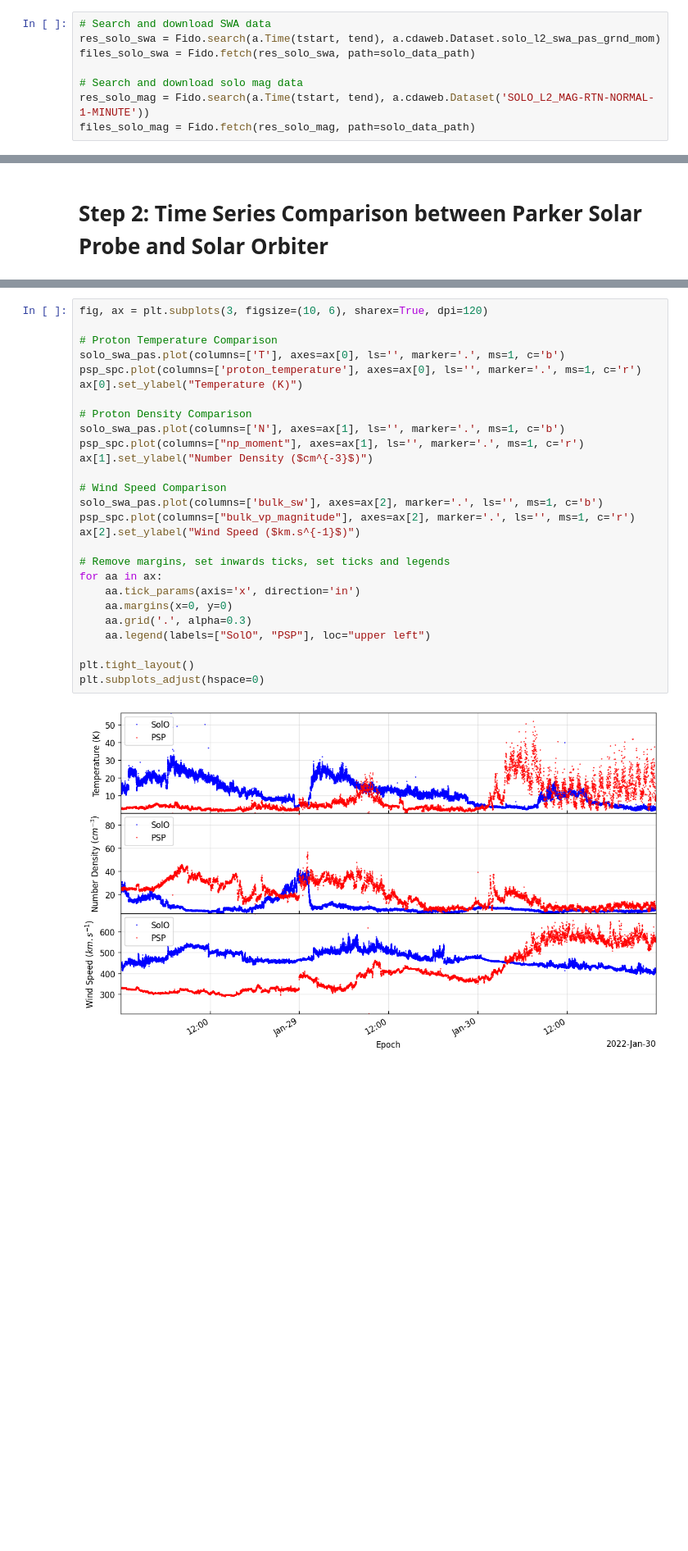
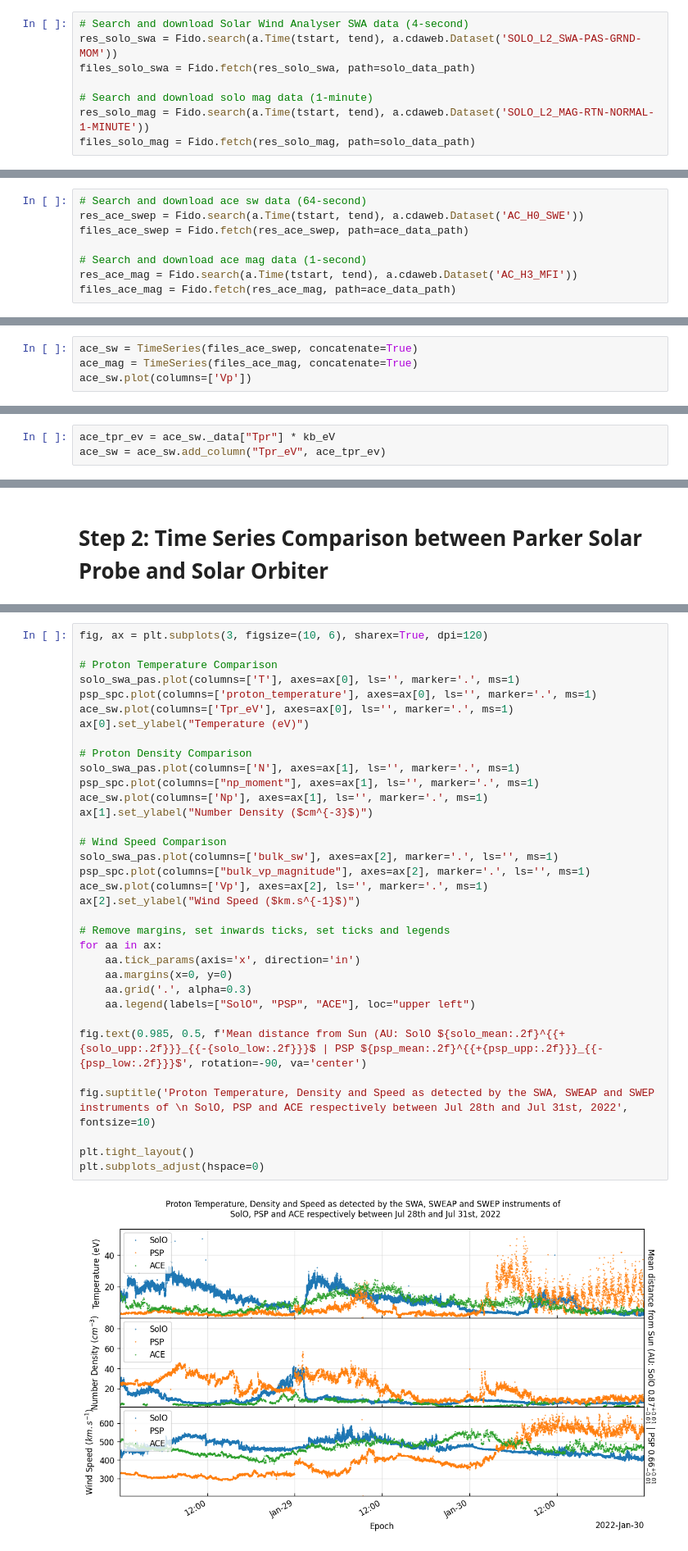
Before and after one commit to BlueNeptune11/sun_capstone, a Jupyter notebook: AceSoPsp_timeseries.ipynb, the cells around one changed output, grey strips where cells are left out. Shown at 82% size. Drawn from its saved outputs; the diff is of its cells as text; blank space fills up the shorter version.

```diff
--- a/AceSoPsp_timeseries.ipynb
+++ b/AceSoPsp_timeseries.ipynb
@@ -121,9 +180,9 @@ plt.subplots_adjust(hspace=0.02)
 # %%
-# Search and download SWA data
-res_solo_swa = Fido.search(a.Time(tstart, tend), a.cdaweb.Dataset.solo_l2_swa_pas_grnd_mom)
+# Search and download Solar Wind Analyser SWA data (4-second)
+res_solo_swa = Fido.search(a.Time(tstart, tend), a.cdaweb.Dataset('SOLO_L2_SWA-PAS-GRND-MOM'))
 files_solo_swa = Fido.fetch(res_solo_swa, path=solo_data_path)
 
-# Search and download solo mag data
+# Search and download solo mag data (1-minute)
 res_solo_mag = Fido.search(a.Time(tstart, tend), a.cdaweb.Dataset('SOLO_L2_MAG-RTN-NORMAL-1-MINUTE'))
 files_solo_mag = Fido.fetch(res_solo_mag, path=solo_data_path)
 # %%
@@ -165,0 +264,8 @@ plt.subplots_adjust(hspace=0.02)
+# %%
+# Search and download ace sw data (64-second)
+res_ace_swep = Fido.search(a.Time(tstart, tend), a.cdaweb.Dataset('AC_H0_SWE'))
+files_ace_swep = Fido.fetch(res_ace_swep, path=ace_data_path)
+
+# Search and download ace mag data (1-second)
+res_ace_mag = Fido.search(a.Time(tstart, tend), a.cdaweb.Dataset('AC_H3_MFI'))
+files_ace_mag = Fido.fetch(res_ace_mag, path=ace_data_path)
@@ -165,0 +283,4 @@ plt.subplots_adjust(hspace=0.02)
+# %%
+ace_sw = TimeSeries(files_ace_swep, concatenate=True)
+ace_mag = TimeSeries(files_ace_mag, concatenate=True)
+ace_sw.plot(columns=['Vp'])
@@ -165,0 +292,3 @@ plt.subplots_adjust(hspace=0.02)
+# %%
+ace_tpr_ev = ace_sw._data["Tpr"] * kb_eV
+ace_sw = ace_sw.add_column("Tpr_eV", ace_tpr_ev)
@@ -204,29 +399,36 @@ Comparison of 3 wind parameters: Proton Temperature, Density and Speed as detect
 # %%
 fig, ax = plt.subplots(3, figsize=(10, 6), sharex=True, dpi=120)
 
 # Proton Temperature Comparison
-solo_swa_pas.plot(columns=['T'], axes=ax[0], ls='', marker='.', ms=1, c='b')
-psp_spc.plot(columns=['proton_temperature'], axes=ax[0], ls='', marker='.', ms=1, c='r')
-ax[0].set_ylabel("Temperature (K)")
+solo_swa_pas.plot(columns=['T'], axes=ax[0], ls='', marker='.', ms=1)
+psp_spc.plot(columns=['proton_temperature'], axes=ax[0], ls='', marker='.', ms=1)
+ace_sw.plot(columns=['Tpr_eV'], axes=ax[0], ls='', marker='.', ms=1)
+ax[0].set_ylabel("Temperature (eV)")
 
 # Proton Density Comparison
-solo_swa_pas.plot(columns=['N'], axes=ax[1], ls='', marker='.', ms=1, c='b')
-psp_spc.plot(columns=["np_moment"], axes=ax[1], ls='', marker='.', ms=1, c='r')
+solo_swa_pas.plot(columns=['N'], axes=ax[1], ls='', marker='.', ms=1)
+psp_spc.plot(columns=["np_moment"], axes=ax[1], ls='', marker='.', ms=1)
+ace_sw.plot(columns=['Np'], axes=ax[1], ls='', marker='.', ms=1)
 ax[1].set_ylabel("Number Density ($cm^{-3}$)")
 
 # Wind Speed Comparison
-solo_swa_pas.plot(columns=['bulk_sw'], axes=ax[2], marker='.', ls='', ms=1, c='b')
-psp_spc.plot(columns=["bulk_vp_magnitude"], axes=ax[2], marker='.', ls='', ms=1, c='r')
+solo_swa_pas.plot(columns=['bulk_sw'], axes=ax[2], marker='.', ls='', ms=1)
+psp_spc.plot(columns=["bulk_vp_magnitude"], axes=ax[2], marker='.', ls='', ms=1)
+ace_sw.plot(columns=['Vp'], axes=ax[2], ls='', marker='.', ms=1)
 ax[2].set_ylabel("Wind Speed ($km.s^{-1}$)")
 
 # Remove margins, set inwards ticks, set ticks and legends
 for aa in ax:
     aa.tick_params(axis='x', direction='in')
     aa.margins(x=0, y=0)
     aa.grid('.', alpha=0.3)
-    aa.legend(labels=["SolO", "PSP"], loc="upper left")
+    aa.legend(labels=["SolO", "PSP", "ACE"], loc="upper left")
+
+fig.text(0.985, 0.5, f'Mean distance from Sun (AU: SolO ${solo_mean:.2f}^{{+{solo_upp:.2f}}}_{{-{solo_low:.2f}}}$ | PSP ${psp_mean:.2f}^{{+{psp_upp:.2f}}}_{{-{psp_low:.2f}}}$', rotation=-90, va='center')
+
+fig.suptitle('Proton Temperature, Density and Speed as detected by the SWA, SWEAP and SWEP instruments of \n SolO, PSP and ACE respectively between Jul 28th and Jul 31st, 2022', fontsize=10)
 
 plt.tight_layout()
 plt.subplots_adjust(hspace=0)
 # %% [output]
-[figure, old version]
+[figure, new version]
```
Also changed, not shown: parts of 29 cells of this notebook.
